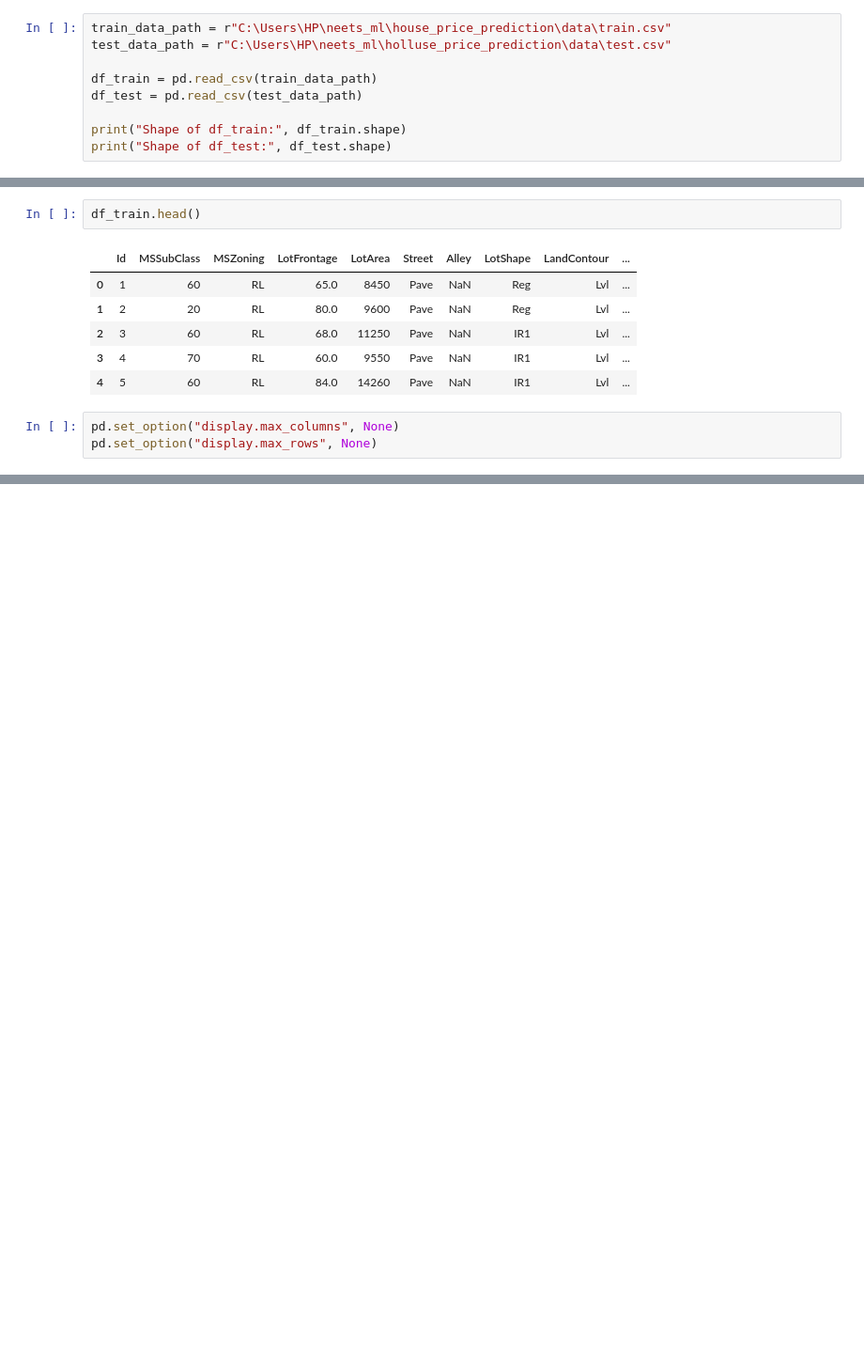
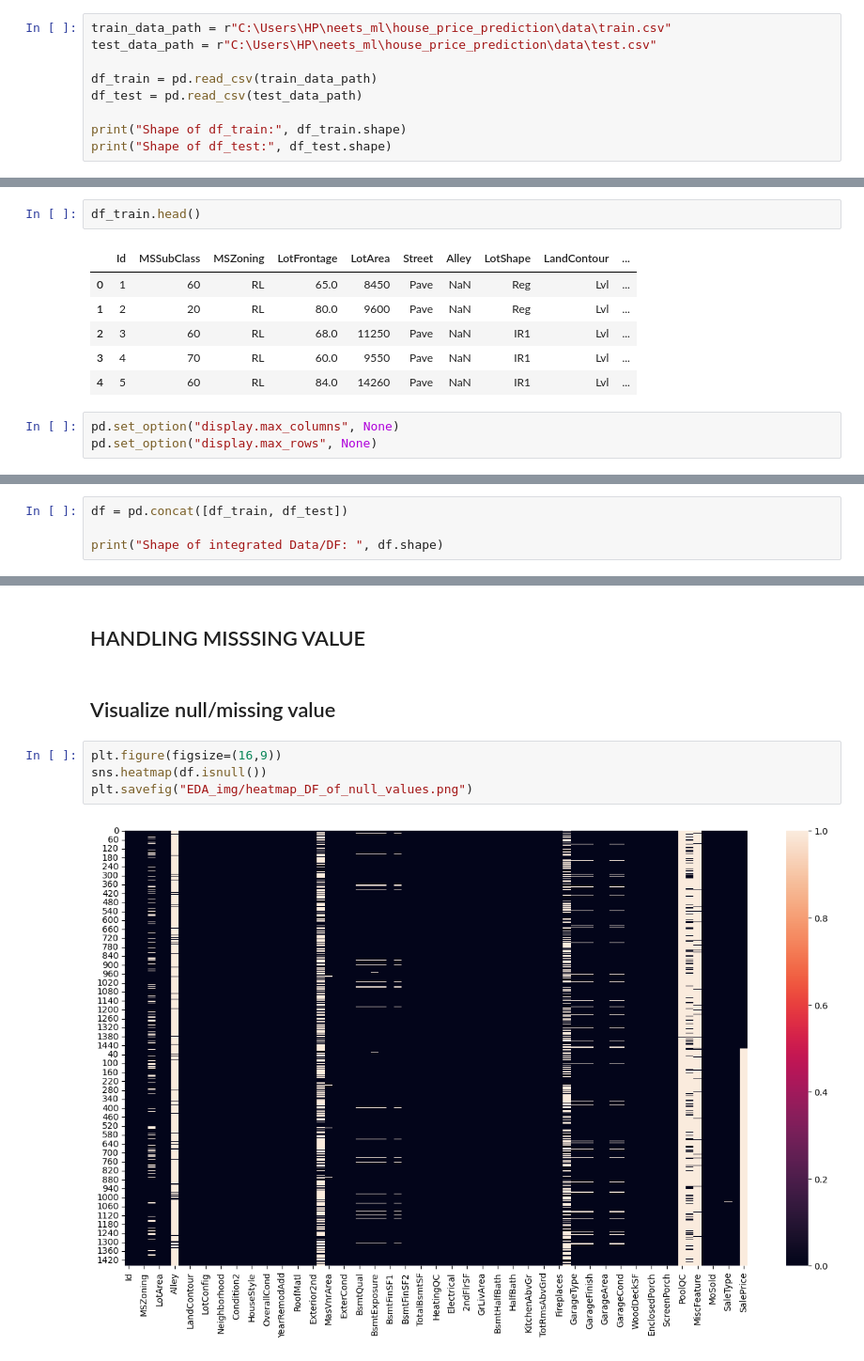
Before and after one commit to neetuyadav23/machine-learning, a Jupyter notebook: projectfile1.ipynb, the cells around one changed output, grey strips where cells are left out. Shown at 94% size. Drawn from its saved outputs; the diff is of its cells as text; blank space fills up the shorter version.

Commit message:
Data Cleaning

```diff
--- a/projectfile1.ipynb
+++ b/projectfile1.ipynb
@@ -45,7 +45,7 @@ Train file exists: True
 Test file exists: False
 # %%
 train_data_path = r"C:\Users\HP\neets_ml\house_price_prediction\data\train.csv"
-test_data_path = r"C:\Users\HP\neets_ml\holluse_price_prediction\data\test.csv"
+test_data_path = r"C:\Users\HP\neets_ml\house_price_prediction\data\test.csv"
 
 df_train = pd.read_csv(train_data_path)
 df_test = pd.read_csv(test_data_path)
@@ -81,0 +89,4 @@ df_test.head()
+# %%
+df = pd.concat([df_train, df_test])
+
+print("Shape of integrated Data/DF: ", df.shape)
@@ -81,0 +202,10 @@ df_test.head()
+# %% [markdown]
+## HANDLING MISSSING VALUE
+# %% [markdown]
+## Visualize null/missing value
+# %%
+plt.figure(figsize=(16,9))
+sns.heatmap(df.isnull())
+plt.savefig("EDA_img/heatmap_DF_of_null_values.png")
+# %% [output]
+[figure, added]
```
Also changed, not shown: parts of 18 cells of this notebook, 5 other files.
